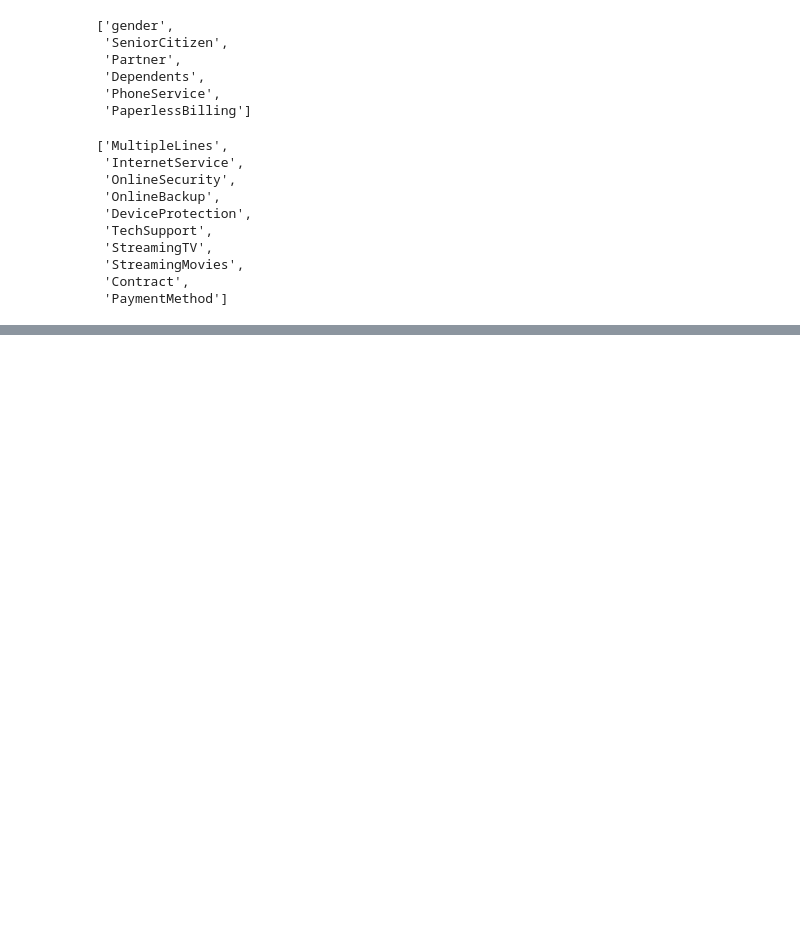
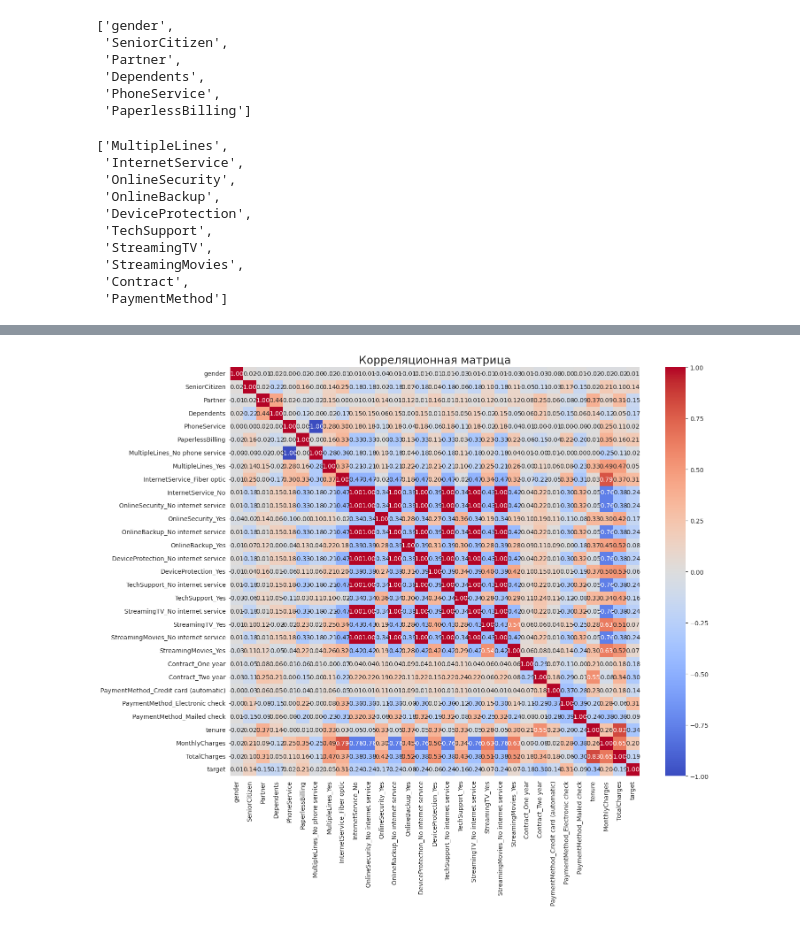
Before and after one commit to aeternnar/churn-predictor, a Jupyter notebook: churn-predictor.ipynb, the cells around one changed output, grey strips where cells are left out. Drawn from its saved outputs; the diff is of its cells as text; code cells hidden in the pictures; blank space fills up the shorter version.

Commit message:
train-val-test split and add corr analysis

```diff
--- a/churn-predictor.ipynb
+++ b/churn-predictor.ipynb
@@ -188,4 +188,4 @@ X = df.drop('Churn', axis=1)
 y = df['Churn']
 # %%
 from sklearn.model_selection import train_test_split
-X_train, X_test, y_train, y_test = train_test_split(X, y, test_size=0.33, random_state=42, stratify=y)
+X_train, X_temp, y_train, y_temp = train_test_split(X, y, test_size=0.33, random_state=42, stratify=y)
@@ -273 +277,8 @@ y_train = y_train.map({'No': 0, 'Yes': 1})
 y_test = y_test.map({'No': 0, 'Yes': 1})
+# %%
+multi_cols_encoded = preprocessor.named_transformers_['multi'].get_feature_names_out(multi_cols)
+# %%
+all_cols = list(binary_cols) + list(multi_cols_encoded) + list(numerical_columns)
+X_train_scaled_df = pd.DataFrame(X_train_scaled, columns=all_cols)
+y_train_series = pd.Series(y_train.values, name='target')
+df_for_corr = pd.concat([X_train_scaled_df, y_train_series], axis=1)
@@ -273,0 +306,6 @@ y_test = y_test.map({'No': 0, 'Yes': 1})
+# %%
+plt.figure(figsize=(15, 12))
+sns.heatmap(df_for_corr.corr(), annot=True, fmt=".2f", cmap='coolwarm', cbar=True, square=True)
+plt.title('Корреляционная матрица', fontsize=18);
+# %% [output]
+[figure, added]
```
Also changed, not shown: parts of 9 cells of this notebook.
